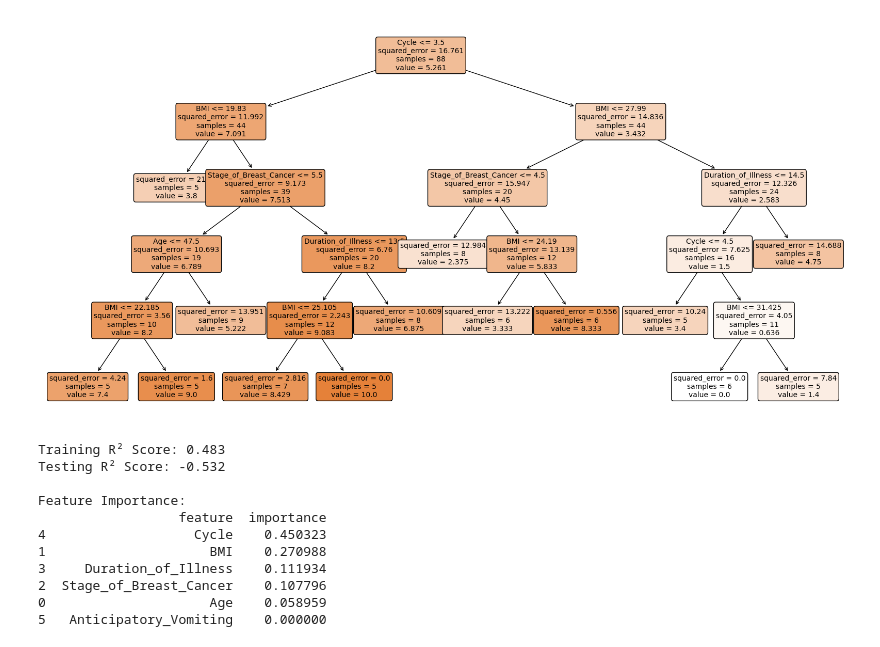
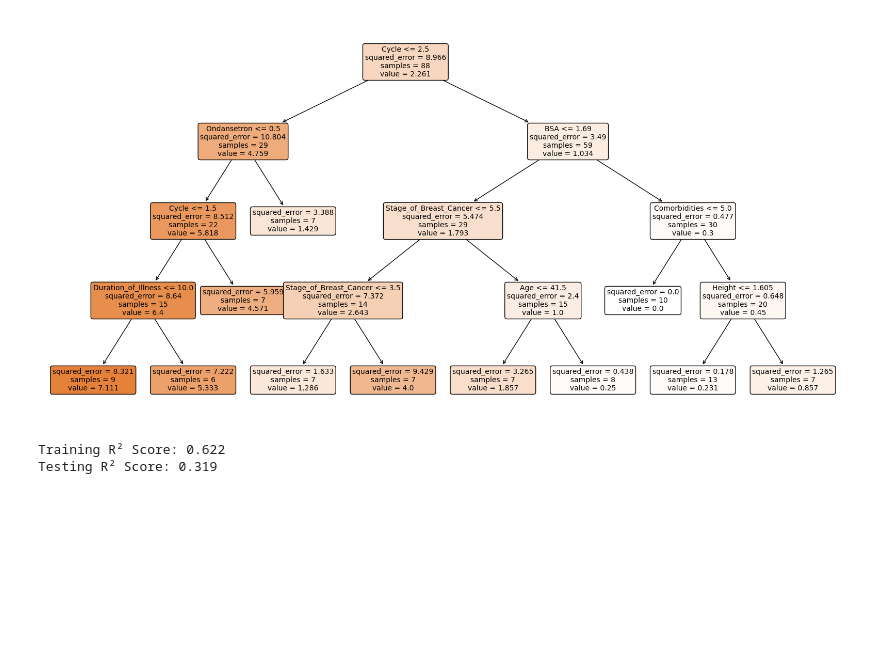
Before and after one commit to TheCarton/adi_decision_tree_notebook, a Jupyter notebook: src/notebook.ipynb, the cells around one changed output. Cells and saved outputs as stored; diff of their text form; code cells hidden in the pictures; blank space fills up the shorter version.

```diff
--- a/src/notebook.ipynb
+++ b/src/notebook.ipynb
@@ -25,65 +205,23 @@ df
 # %%
-import pandas as pd
-import numpy as np
-from sklearn.tree import DecisionTreeRegressor, plot_tree
-from sklearn.model_selection import train_test_split
-from sklearn.preprocessing import LabelEncoder
-import matplotlib.pyplot as plt
-
-# Assuming your data is in a dataframe called 'df'
-# Select relevant features (excluding the target and removing highly correlated features)
-feature_columns = ['Age', 'BMI', 'Stage_of_Breast_Cancer',
-                  'Duration_of_Illness', 'Cycle' , 'Ondansetron',
-                  'Anticipatory_Vomiting']
-
-# Prepare features (X) and target (y)
-X = df[feature_columns].copy()
-y = df['Scale_of_Nausea_0_to_24_hours_post_Chemotherapy']
-
-# Handle categorical variables
-le = LabelEncoder()
-for column in X.select_dtypes(include=['object']):
-    X[column] = le.fit_transform(X[column])
-
-# Split the data
-X_train, X_test, y_train, y_test = train_test_split(X, y, test_size=0.2, random_state=42)
-
 # Create and train the model
-dt = DecisionTreeRegressor(max_depth=5, min_samples_leaf=5, random_state=42)
+dt = DecisionTreeRegressor(max_depth=best_max_depth, min_samples_leaf=best_min_samples, random_state=42)
 dt.fit(X_train, y_train)
 
 # Visualize the tree
 plt.figure(figsize=(20,10))
 plot_tree(dt,
-          feature_names=feature_columns,
+          feature_names=list(X_train.columns),
           filled=True,
           rounded=True,
           fontsize=10)
 plt.show()
 
 # Print model performance
 train_score = dt.score(X_train, y_train)
 test_score = dt.score(X_test, y_test)
 print(f"Training R² Score: {train_score:.3f}")
 print(f"Testing R² Score: {test_score:.3f}")
-
-# Feature importance
-importance = pd.DataFrame({
-    'feature': feature_columns,
-    'importance': dt.feature_importances_
-}).sort_values('importance', ascending=False)
-print("\nFeature Importance:")
-print(importance)
 # %% [output]
-[figure, old version]
+[figure, new version]
-Training R² Score: 0.483
-Testing R² Score: -0.532
-
-Feature Importance:
-                  feature  importance
-4                   Cycle    0.450323
-1                     BMI    0.270988
-3     Duration_of_Illness    0.111934
-2  Stage_of_Breast_Cancer    0.107796
-0                     Age    0.058959
-5   Anticipatory_Vomiting    0.000000
+Training R² Score: 0.622
+Testing R² Score: 0.319
```
Also changed, not shown: parts of 9 cells of this notebook.
